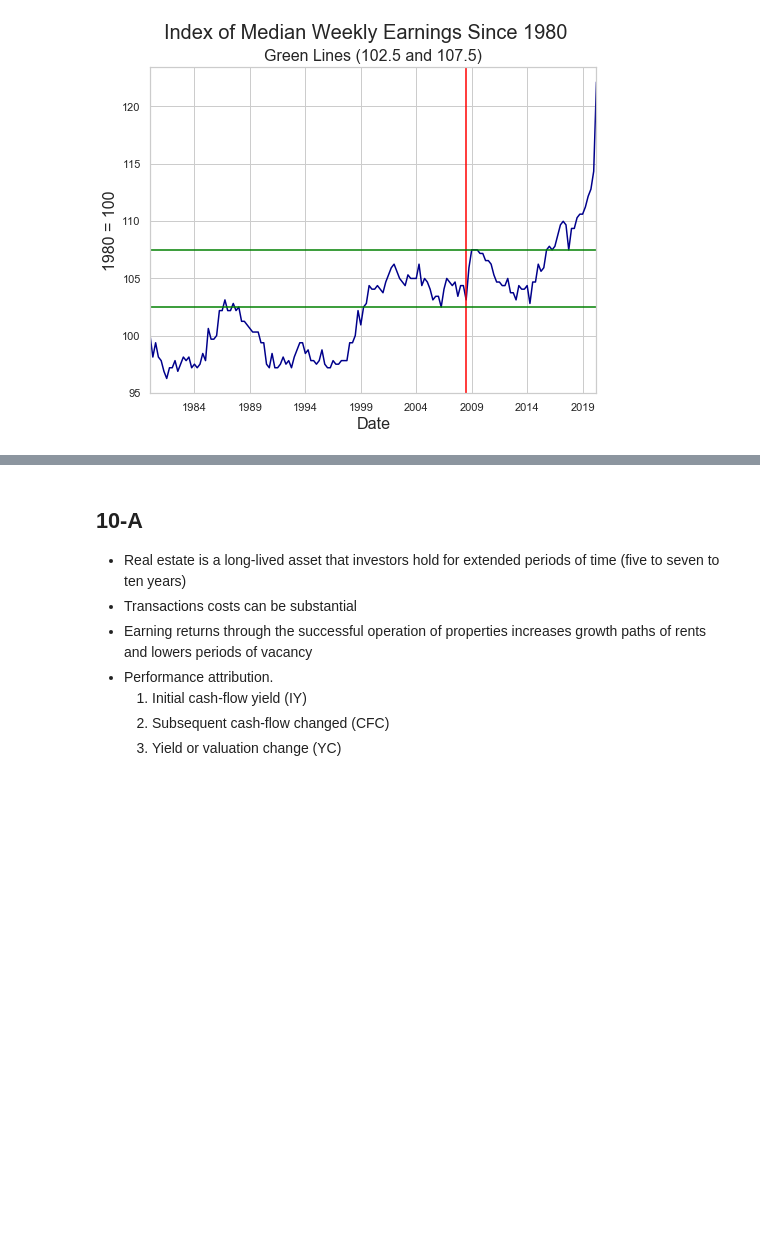
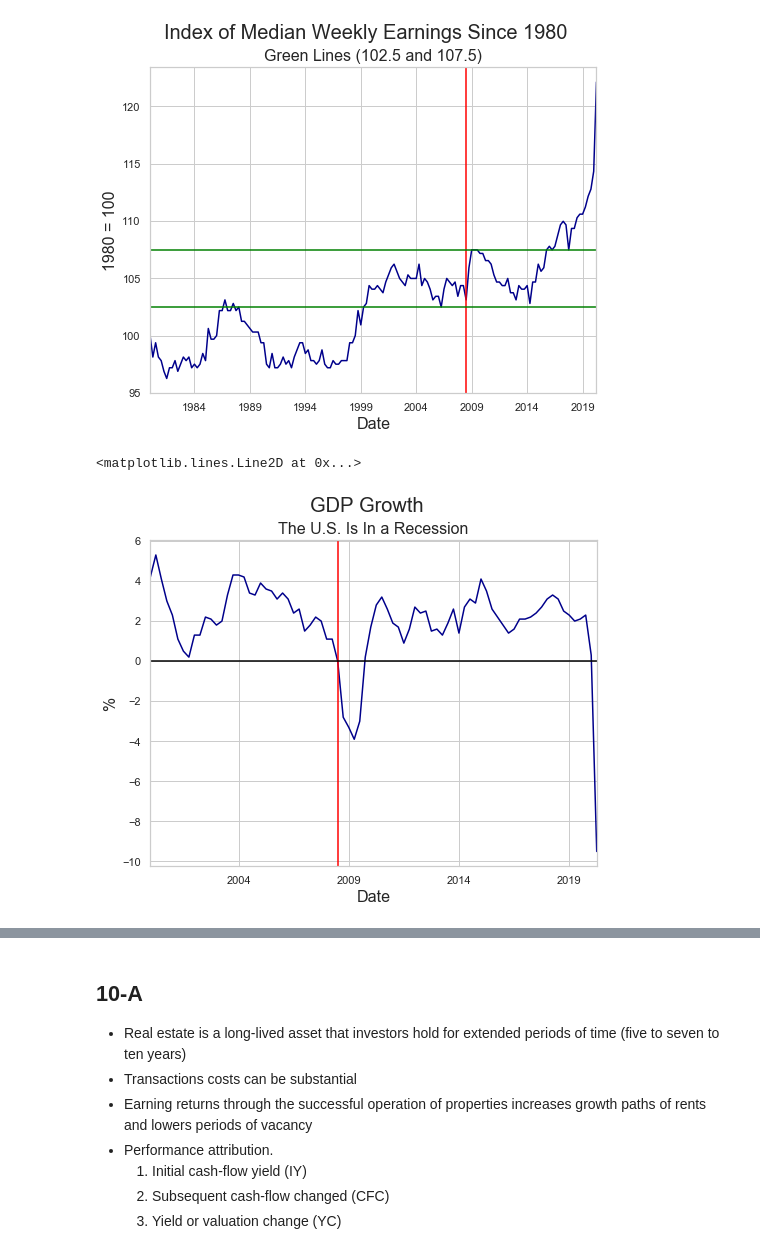
Before and after one commit to thsavage/Hirsh-Fellows-Real-Estate-Finance, a Jupyter notebook: Hirsh Fellows Supplemental Notes.ipynb, the cells around one changed output, grey strips where cells are left out. Saved outputs shown, nothing was run; the diff lists cells and outputs as text; code cells hidden in the pictures; blank space fills up the shorter version.

```diff
--- a/Hirsh Fellows Supplemental Notes.ipynb
+++ b/Hirsh Fellows Supplemental Notes.ipynb
@@ -736 +734,13 @@ productivity = fred.get_series("OPHNFB", observation_start='1980-01-01') / 52 *
+# %%
+growth = fred.get_series("A191RO1Q156NBEA", observation_start='2000-01-01')
+growth.plot(color='darkblue', figsize=(8, 6))
+plt.suptitle('GDP Growth', fontsize=20)
+plt.title('The U.S. Is In a Recession', fontsize=16)
+plt.xlabel('Date', fontsize=16)
+plt.ylabel('%', fontsize=16)
+plt.axvline(dt.datetime(2008, 9, 15), color="red")
+plt.axhline(0, color='black')
+# %% [output]
+<matplotlib.lines.Line2D at 0x...>
+[figure, added]
 # %%
```
Also changed, not shown: parts of 21 cells of this notebook.
